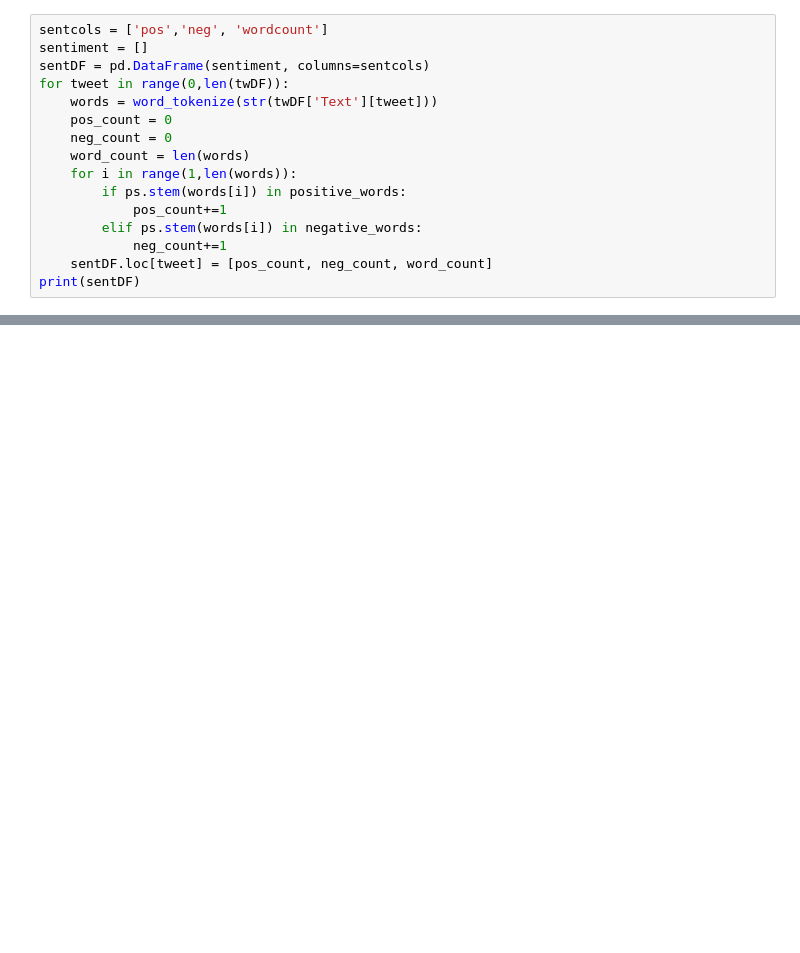
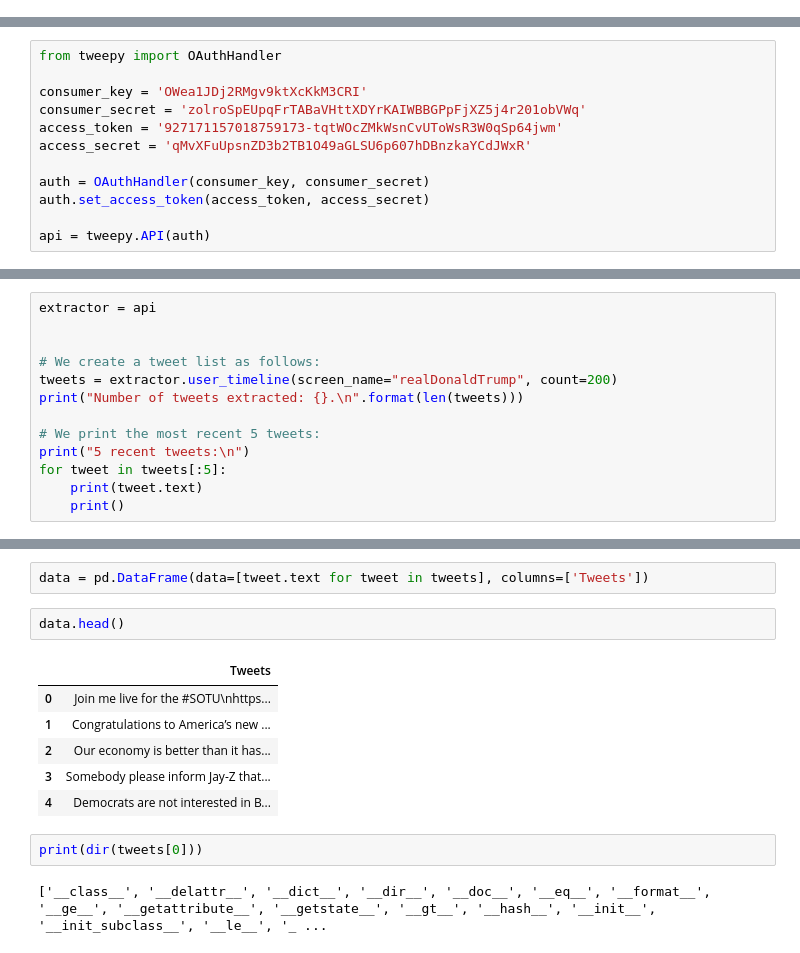
Before and after one commit to heymic/ML_LSE_Sentiment-Analysis, a Jupyter notebook: Twitter Scraping.ipynb, the cells around one changed output, grey strips where cells are left out. Cells and saved outputs as stored; diff of their text form; blank space fills up the shorter version.

```diff
--- a/Twitter Scraping.ipynb
+++ b/Twitter Scraping.ipynb
@@ -211,16 +0,0 @@ negative_words =  opinion_lexicon.words('negative-words.txt')
-# %%
-sentcols = ['pos','neg', 'wordcount']
-sentiment = []
-sentDF = pd.DataFrame(sentiment, columns=sentcols)
-for tweet in range(0,len(twDF)):
-    words = word_tokenize(str(twDF['Text'][tweet]))
-    pos_count = 0
-    neg_count = 0
-    word_count = len(words)
-    for i in range(1,len(words)):
-        if ps.stem(words[i]) in positive_words:
-            pos_count+=1
-        elif ps.stem(words[i]) in negative_words:
-            neg_count+=1
-    sentDF.loc[tweet] = [pos_count, neg_count, word_count]
-print(sentDF)
@@ -296,0 +10,12 @@ plt.show()
+# %%
+from tweepy import OAuthHandler
+
+consumer_key = 'OWea1JDj2RMgv9ktXcKkM3CRI'
+consumer_secret = 'zolroSpEUpqFrTABaVHttXDYrKAIWBBGPpFjXZ5j4r201obVWq'
+access_token = '927171157018759173-tqtWOcZMkWsnCvUToWsR3W0qSp64jwm'
+access_secret = 'qMvXFuUpsnZD3b2TB1O49aGLSU6p607hDBnzkaYCdJWxR'
+
+auth = OAuthHandler(consumer_key, consumer_secret)
+auth.set_access_token(access_token, access_secret)
+
+api = tweepy.API(auth)
@@ -296,0 +41,13 @@ plt.show()
+# %%
+extractor = api
+
+
+# We create a tweet list as follows:
+tweets = extractor.user_timeline(screen_name="realDonaldTrump", count=200)
+print("Number of tweets extracted: {}.\n".format(len(tweets)))
+
+# We print the most recent 5 tweets:
+print("5 recent tweets:\n")
+for tweet in tweets[:5]:
+    print(tweet.text)
+    print()
@@ -296,0 +69,15 @@ plt.show()
+# %%
+data = pd.DataFrame(data=[tweet.text for tweet in tweets], columns=['Tweets'])
+# %%
+data.head()
+# %% [output]
+|  | Tweets |
+| 0 | Join me live for the #SOTU\nhttps... |
+| 1 | Congratulations to America’s new ... |
+| 2 | Our economy is better than it has... |
+| 3 | Somebody please inform Jay-Z that... |
+| 4 | Democrats are not interested in B... |
+# %%
+print(dir(tweets[0]))
+# %% [output]
+['__class__', '__delattr__', '__dict__', '__dir__', '__doc__', '__eq__', '__format__', '__ge__', '__getattribute__', '__getstate__', '__gt__', '__hash__', '__init__', '__init_subclass__', '__le__', '_ ...
```
Also changed, not shown: parts of 50 cells of this notebook.
